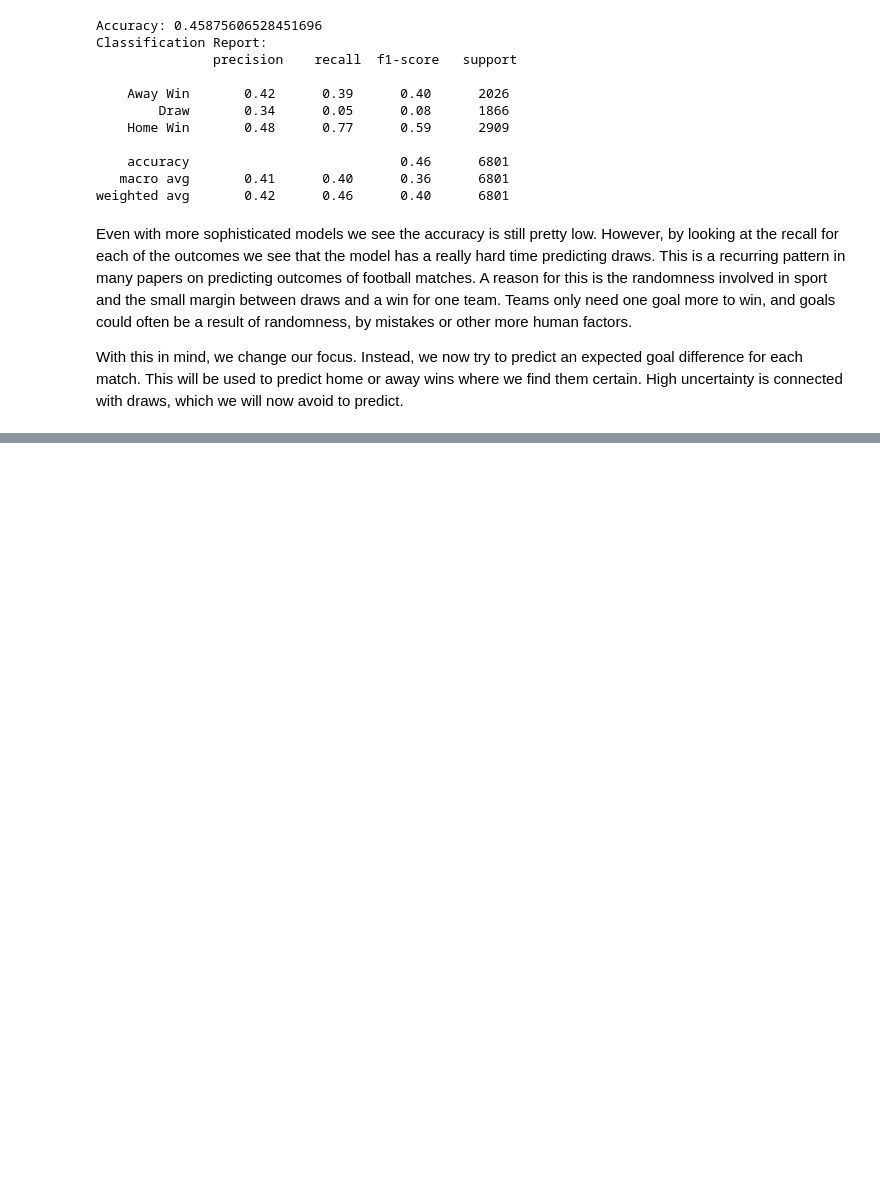
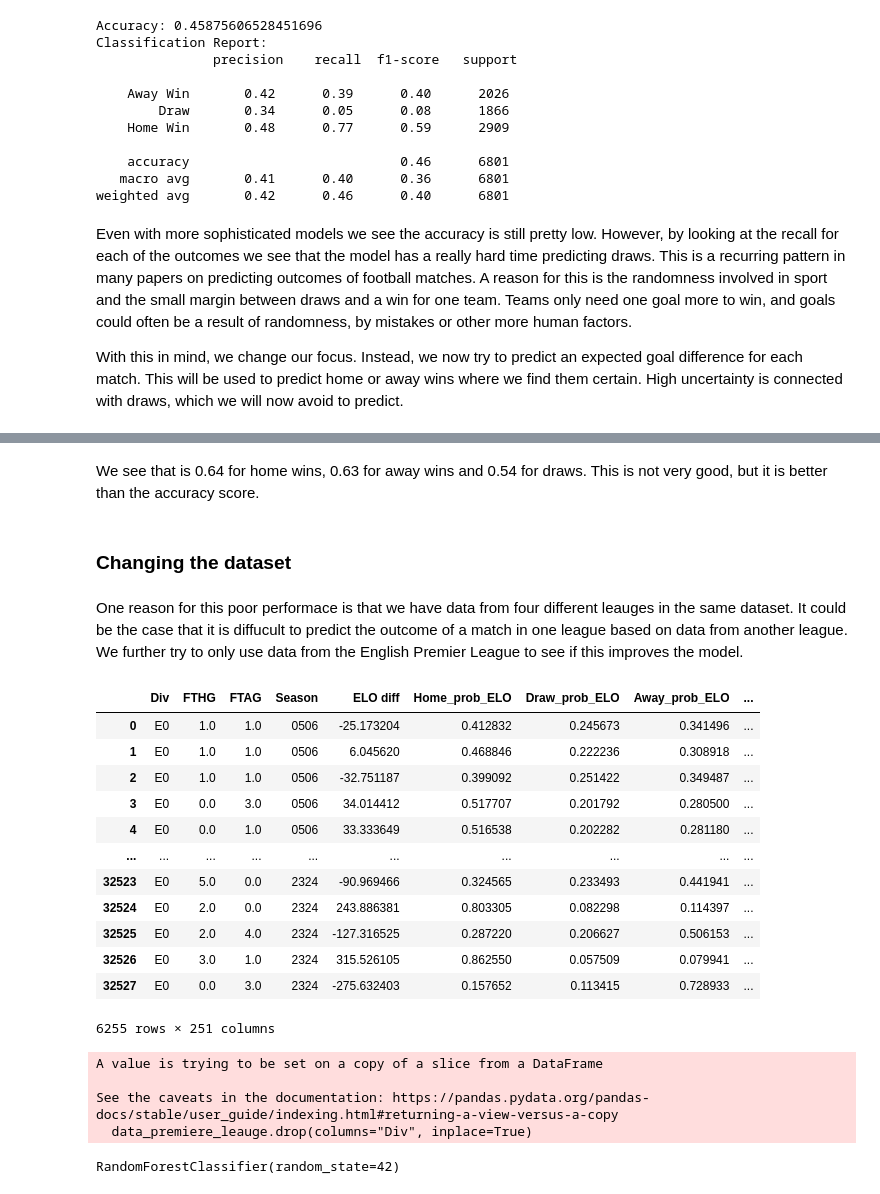
Before and after one commit to heiken1108/Match-Predictor, a Jupyter notebook: notebooks/5. Random Forest.ipynb, the cells around one changed output, grey strips where cells are left out. Saved outputs shown, nothing was run; the diff lists cells and outputs as text; code cells hidden in the pictures; blank space fills up the shorter version.

```diff
--- a/notebooks/5. Random Forest.ipynb
+++ b/notebooks/5. Random Forest.ipynb
@@ -131,6 +135,9 @@ Outcome
 -1    10241
  0     8948
 Name: count, dtype: int64
+# %%
+data_with_div = data.copy()
+data.drop(columns="Div", inplace=True)
 # %% [markdown]
 ### Split data into training and testing sets
 
@@ -191,0 +255,55 @@ With this in mind, we change our focus. Instead, we now try to predict an expect
+# %% [markdown]
+We see that is 0.64 for home wins, 0.63 for away wins and 0.54 for draws. This is not very good, but it is better than the accuracy score.
+# %% [markdown]
+### Changing the dataset
+# %% [markdown]
+One reason for this poor performace is that we have data from four different leauges in the same dataset. It could be the case that it is diffucult to predict the outcome of a match in one league based on data from another league. We further try to only use data from the English Premier League to see if this improves the model.
+# %%
+
+data_premiere_leauge = data_with_div[data_with_div["Div"] == "E0"]
+data_premiere_leauge
+# %% [output]
+|  | Div | FTHG | FTAG | Season | ELO diff | Home_prob_ELO | Draw_prob_ELO | Away_prob_ELO | ... |
+| 0 | E0 | 1.0 | 1.0 | 0506 | -25.173204 | 0.412832 | 0.245673 | 0.341496 | ... |
+| 1 | E0 | 1.0 | 1.0 | 0506 | 6.045620 | 0.468846 | 0.222236 | 0.308918 | ... |
+| 2 | E0 | 1.0 | 1.0 | 0506 | -32.751187 | 0.399092 | 0.251422 | 0.349487 | ... |
+| 3 | E0 | 0.0 | 3.0 | 0506 | 34.014412 | 0.517707 | 0.201792 | 0.280500 | ... |
+| 4 | E0 | 0.0 | 1.0 | 0506 | 33.333649 | 0.516538 | 0.202282 | 0.281180 | ... |
+| ... | ... | ... | ... | ... | ... | ... | ... | ... | ... |
+| 32523 | E0 | 5.0 | 0.0 | 2324 | -90.969466 | 0.324565 | 0.233493 | 0.441941 | ... |
+| 32524 | E0 | 2.0 | 0.0 | 2324 | 243.886381 | 0.803305 | 0.082298 | 0.114397 | ... |
+| 32525 | E0 | 2.0 | 4.0 | 2324 | -127.316525 | 0.287220 | 0.206627 | 0.506153 | ... |
+| 32526 | E0 | 3.0 | 1.0 | 2324 | 315.526105 | 0.862550 | 0.057509 | 0.079941 | ... |
+| 32527 | E0 | 0.0 | 3.0 | 2324 | -275.632403 | 0.157652 | 0.113415 | 0.728933 | ... |
+6255 rows × 251 columns
+# %%
+from sklearn.preprocessing import LabelEncoder
+# Remove Div
+data_premiere_leauge.drop(columns="Div", inplace=True)
+# %% [output]
+A value is trying to be set on a copy of a slice from a DataFrame
+
+See the caveats in the documentation: https://pandas.pydata.org/pandas-docs/stable/user_guide/indexing.html#returning-a-view-versus-a-copy
+  data_premiere_leauge.drop(columns="Div", inplace=True)
+# %%
+from sklearn.model_selection import train_test_split
+from sklearn.ensemble import RandomForestClassifier
+X = data_premiere_leauge.copy().drop(
+    columns=["Outcome", "FTHG", "FTAG", "Season"]
+)  # Drop columns not needed for prediction
+y = data_premiere_leauge.copy()["Outcome"]
+
+
+# Split data_premiere_leauge into training and test sets (e.g., 80% training, 20% testing)
+X_train, X_test, y_train, y_test = train_test_split(
+    X, y, test_size=0.2, random_state=42
+)
+
+
+# Initialize the Random Forest model
+model = RandomForestClassifier(n_estimators=100, random_state=42)
+
+# Fit the model
+model.fit(X_train, y_train)
+# %% [output]
+RandomForestClassifier(random_state=42)
```
Also changed, not shown: parts of 13 cells of this notebook, 3 other files.
